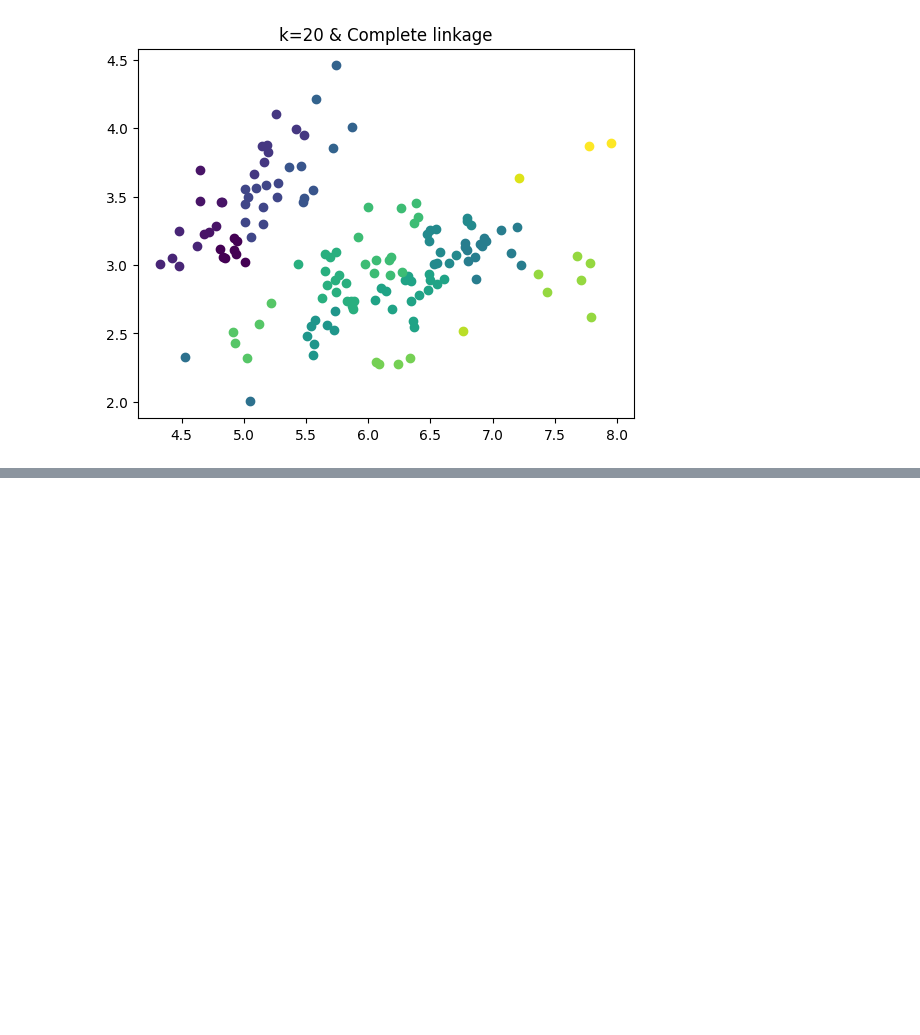
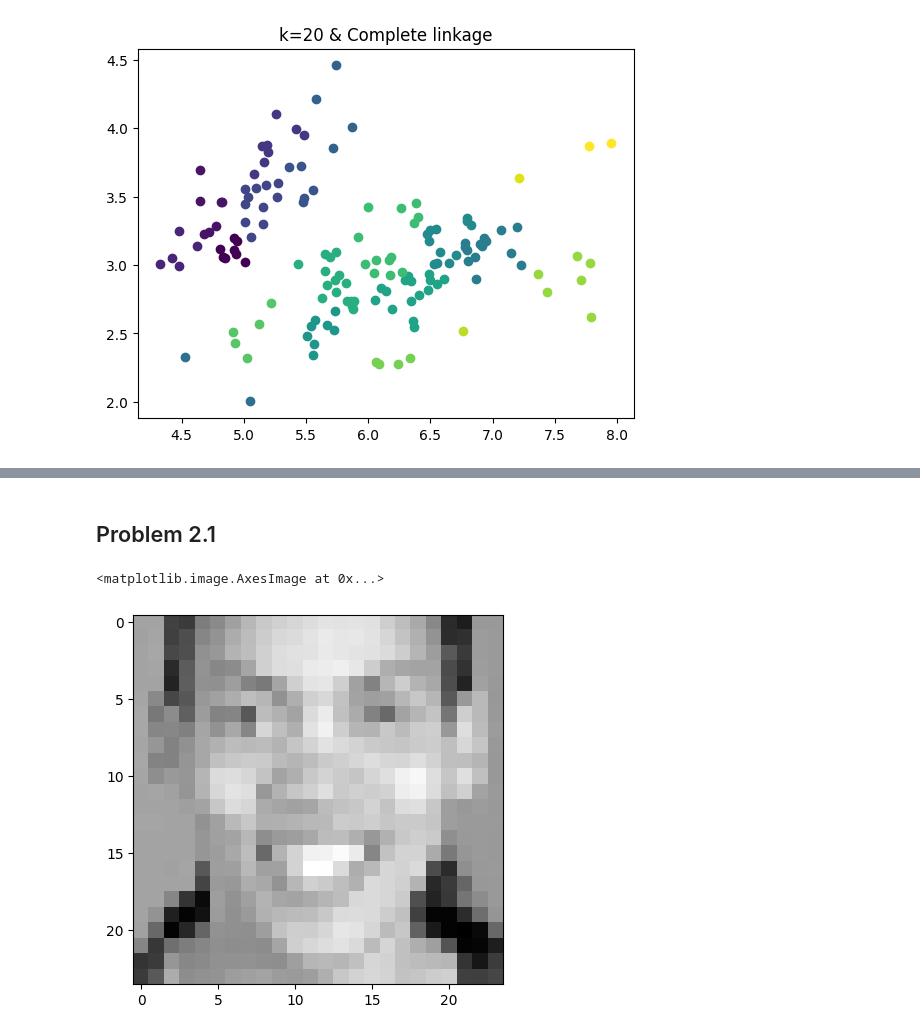
Before and after one commit to hjy22/cs273p_ML, a Jupyter notebook: hw/HW5/hw5.ipynb, the cells around one changed output, grey strips where cells are left out. Drawn from its saved outputs; the diff is of its cells as text; code cells hidden in the pictures; blank space fills up the shorter version.

```diff
--- a/hw/HW5/hw5.ipynb
+++ b/hw/HW5/hw5.ipynb
@@ -87,0 +96,11 @@ for k in k_arr:
+# %% [markdown]
+## Problem 2.1
+# %%
+X = np.genfromtxt("data/faces.txt", delimiter=None) # load face dataset
+plt.figure()
+# pick a data point i for display
+img = np.reshape(X[i,:],(24,24)) # convert vectorized data to 24x24 image patches
+plt.imshow( img.T , cmap="gray") # display image patch; you may have to squint
+# %% [output]
+<matplotlib.image.AxesImage at 0x...>
+[figure, added]
```
Also changed, not shown: parts of 17 cells of this notebook, 6 other files.
